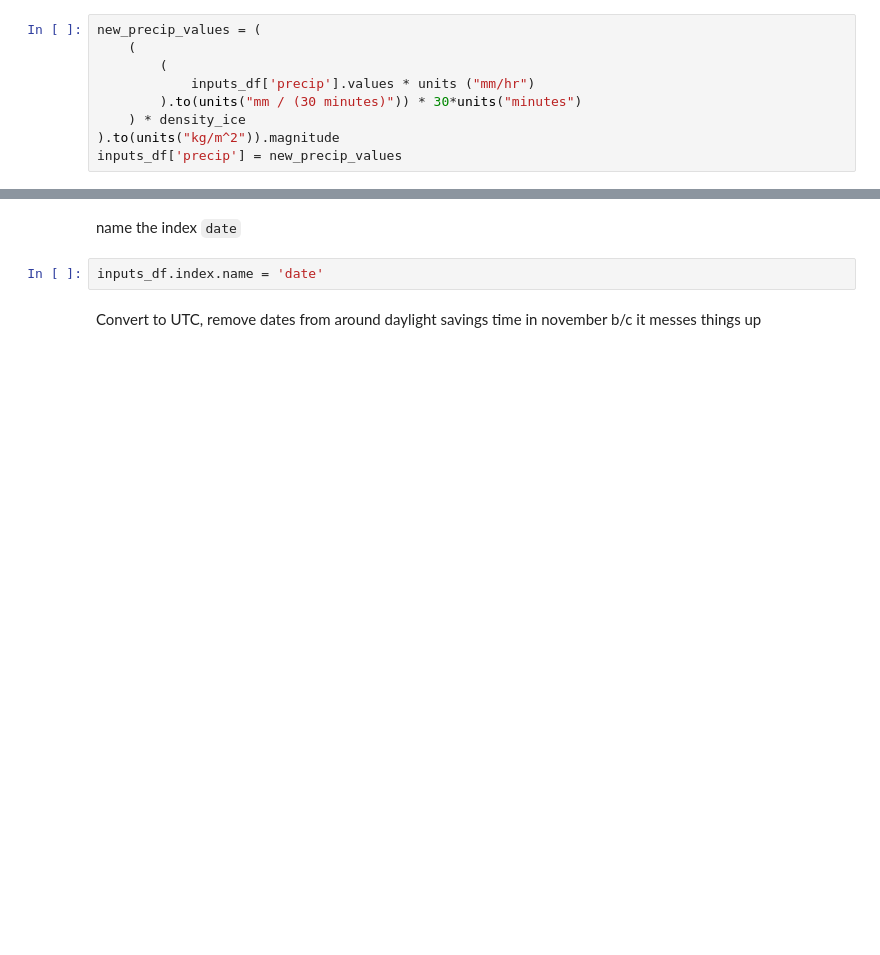
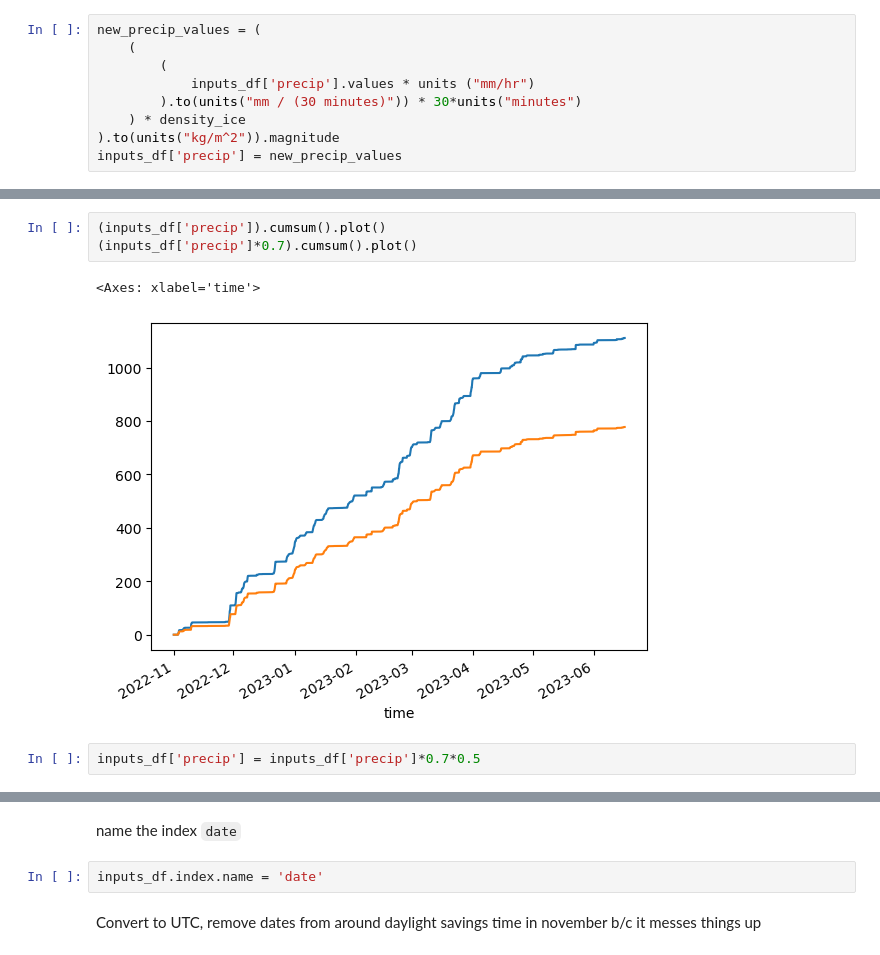
Before and after one commit to Mountain-Hydrology-Research-Group/snow-hydrology, a Jupyter notebook: modules/lab8/open_amundsen_prepare_data.ipynb, the cells around one changed output, grey strips where cells are left out. Cells and saved outputs as stored; diff of their text form; blank space fills up the shorter version.

```diff
--- a/modules/lab8/open_amundsen_prepare_data.ipynb
+++ b/modules/lab8/open_amundsen_prepare_data.ipynb
@@ -137,0 +150,8 @@ inputs_df['precip'] = new_precip_values
+# %%
+(inputs_df['precip']).cumsum().plot()
+(inputs_df['precip']*0.7).cumsum().plot()
+# %% [output]
+<Axes: xlabel='time'>
+[figure, added]
+# %%
+inputs_df['precip'] = inputs_df['precip']*0.7*0.5
```
Also changed, not shown: parts of 6 cells of this notebook, 3 other files.
